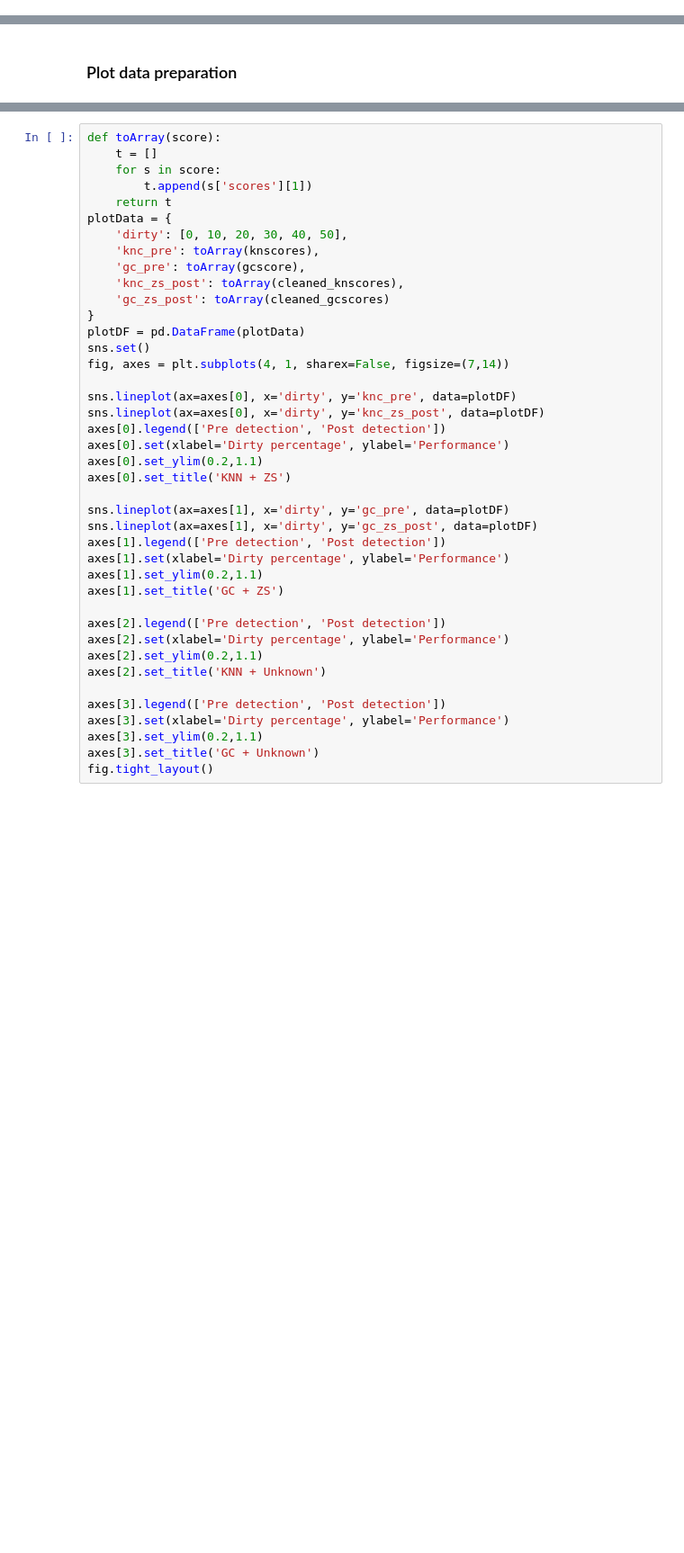
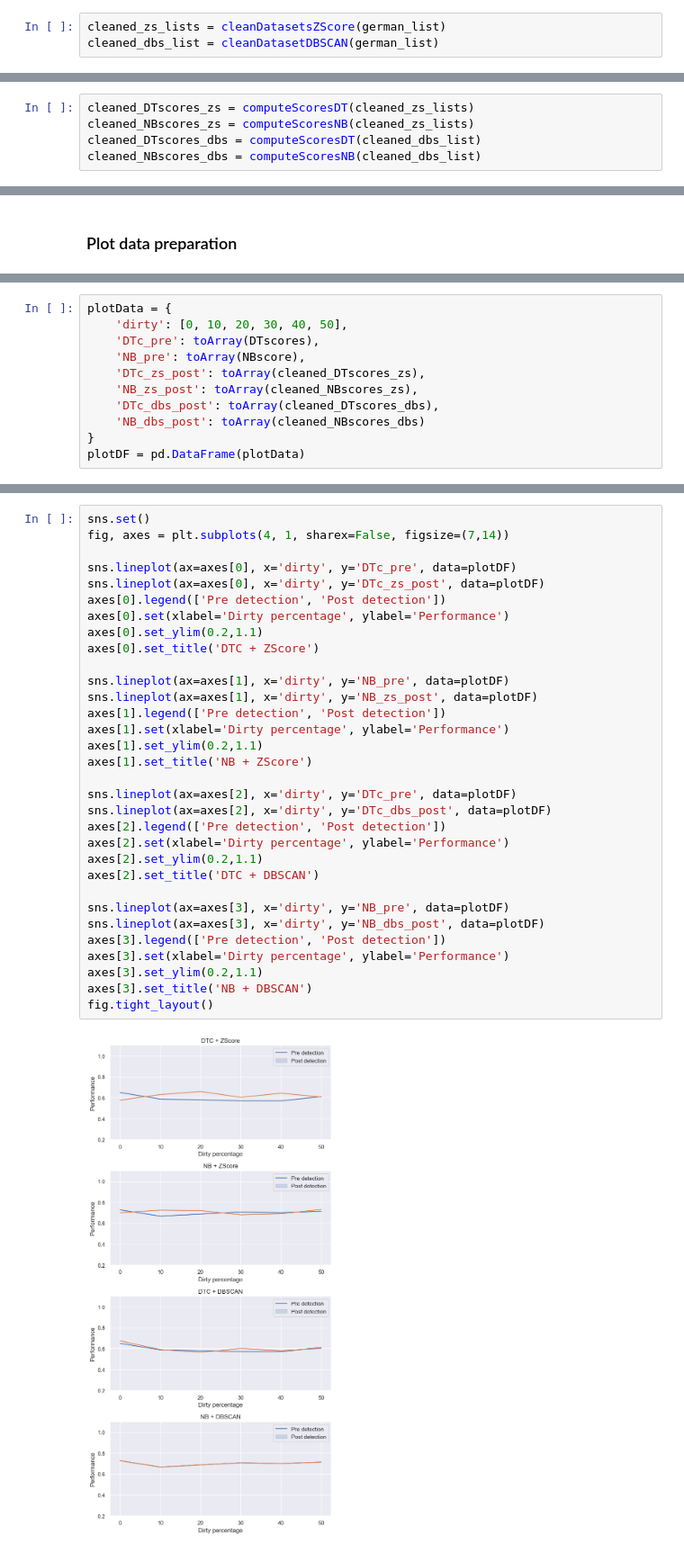
Before and after one commit to matteovisotto/DQ-SangiVisotto, a Jupyter notebook: DQ-German.ipynb, the cells around one changed output, grey strips where cells are left out. Shown at 90% size. Saved outputs shown, nothing was run; the diff lists cells and outputs as text; blank space fills up the shorter version.

```diff
--- a/DQ-German.ipynb
+++ b/DQ-German.ipynb
@@ -154,0 +199,3 @@ Find outliers and use replace them
+# %%
+cleaned_zs_lists = cleanDatasetsZScore(german_list)
+cleaned_dbs_list = cleanDatasetDBSCAN(german_list)
@@ -155,3 +305,8 @@ Find outliers and use replace them
 # %% [markdown]
 Perform again the classification after outliers detection and print results
+# %%
+cleaned_DTscores_zs = computeScoresDT(cleaned_zs_lists)
+cleaned_NBscores_zs = computeScoresNB(cleaned_zs_lists)
+cleaned_DTscores_dbs = computeScoresDT(cleaned_dbs_list)
+cleaned_NBscores_dbs = computeScoresNB(cleaned_dbs_list)
 # %%
@@ -162,0 +384,11 @@ printScores()
+# %%
+plotData = {
+    'dirty': [0, 10, 20, 30, 40, 50],
+    'DTc_pre': toArray(DTscores),
+    'NB_pre': toArray(NBscore),
+    'DTc_zs_post': toArray(cleaned_DTscores_zs),
+    'NB_zs_post': toArray(cleaned_NBscores_zs),
+    'DTc_dbs_post': toArray(cleaned_DTscores_dbs),
+    'NB_dbs_post': toArray(cleaned_NBscores_dbs)
+}
+plotDF = pd.DataFrame(plotData)
@@ -163,41 +397,34 @@ printScores()
 # %%
-def toArray(score):
-    t = []
-    for s in score:
-        t.append(s['scores'][1])
-    return t
-plotData = {
-    'dirty': [0, 10, 20, 30, 40, 50],
-    'knc_pre': toArray(knscores),
-    'gc_pre': toArray(gcscore),
-    'knc_zs_post': toArray(cleaned_knscores),
-    'gc_zs_post': toArray(cleaned_gcscores)
-}
-plotDF = pd.DataFrame(plotData)
 sns.set()
 fig, axes = plt.subplots(4, 1, sharex=False, figsize=(7,14))
 
-sns.lineplot(ax=axes[0], x='dirty', y='knc_pre', data=plotDF)
-sns.lineplot(ax=axes[0], x='dirty', y='knc_zs_post', data=plotDF)
+sns.lineplot(ax=axes[0], x='dirty', y='DTc_pre', data=plotDF)
+sns.lineplot(ax=axes[0], x='dirty', y='DTc_zs_post', data=plotDF)
 axes[0].legend(['Pre detection', 'Post detection'])
 axes[0].set(xlabel='Dirty percentage', ylabel='Performance')
 axes[0].set_ylim(0.2,1.1)
-axes[0].set_title('KNN + ZS')
+axes[0].set_title('DTC + ZScore')
 
-sns.lineplot(ax=axes[1], x='dirty', y='gc_pre', data=plotDF)
-sns.lineplot(ax=axes[1], x='dirty', y='gc_zs_post', data=plotDF)
+sns.lineplot(ax=axes[1], x='dirty', y='NB_pre', data=plotDF)
+sns.lineplot(ax=axes[1], x='dirty', y='NB_zs_post', data=plotDF)
 axes[1].legend(['Pre detection', 'Post detection'])
 axes[1].set(xlabel='Dirty percentage', ylabel='Performance')
 axes[1].set_ylim(0.2,1.1)
-axes[1].set_title('GC + ZS')
+axes[1].set_title('NB + ZScore')
 
+sns.lineplot(ax=axes[2], x='dirty', y='DTc_pre', data=plotDF)
+sns.lineplot(ax=axes[2], x='dirty', y='DTc_dbs_post', data=plotDF)
 axes[2].legend(['Pre detection', 'Post detection'])
 axes[2].set(xlabel='Dirty percentage', ylabel='Performance')
 axes[2].set_ylim(0.2,1.1)
-axes[2].set_title('KNN + Unknown')
+axes[2].set_title('DTC + DBSCAN')
 
+sns.lineplot(ax=axes[3], x='dirty', y='NB_pre', data=plotDF)
+sns.lineplot(ax=axes[3], x='dirty', y='NB_dbs_post', data=plotDF)
 axes[3].legend(['Pre detection', 'Post detection'])
 axes[3].set(xlabel='Dirty percentage', ylabel='Performance')
 axes[3].set_ylim(0.2,1.1)
-axes[3].set_title('GC + Unknown')
+axes[3].set_title('NB + DBSCAN')
 fig.tight_layout()
+# %% [output]
+[figure, added]
```
Also changed, not shown: parts of 48 cells of this notebook, 1 other file.
